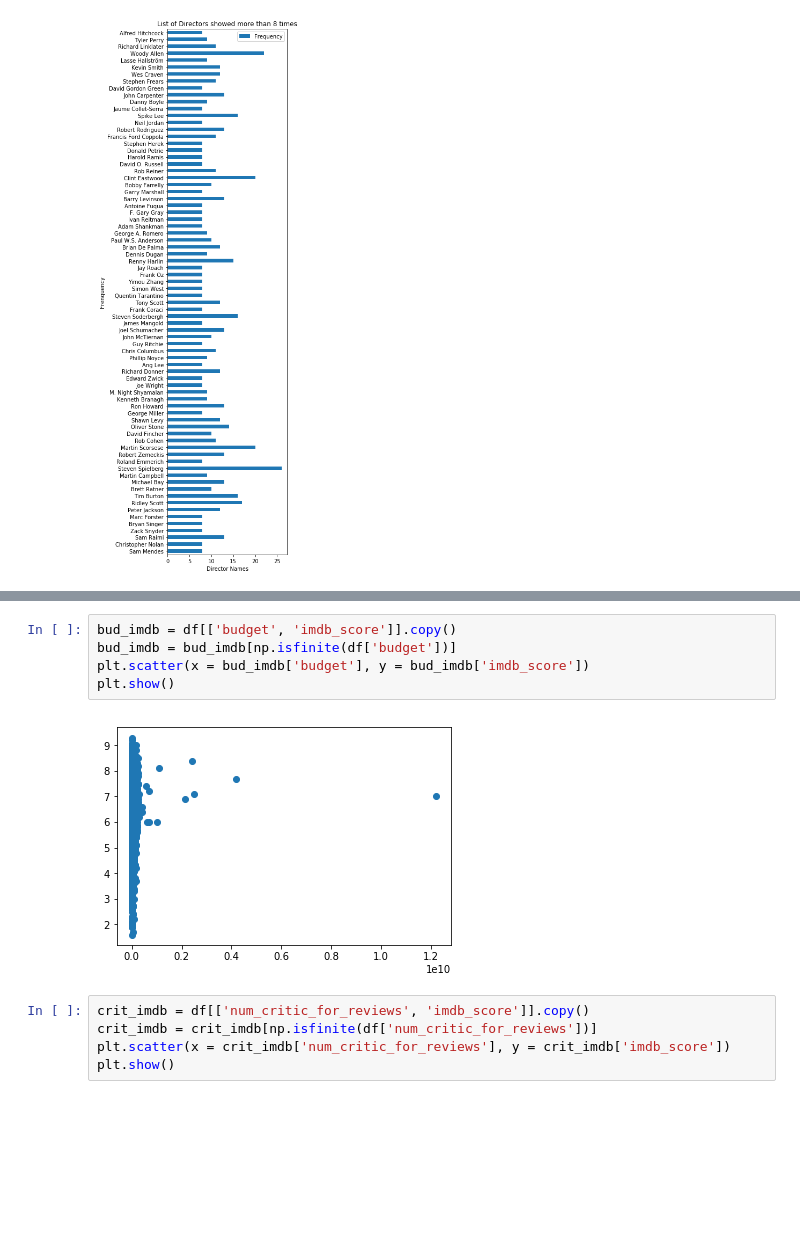
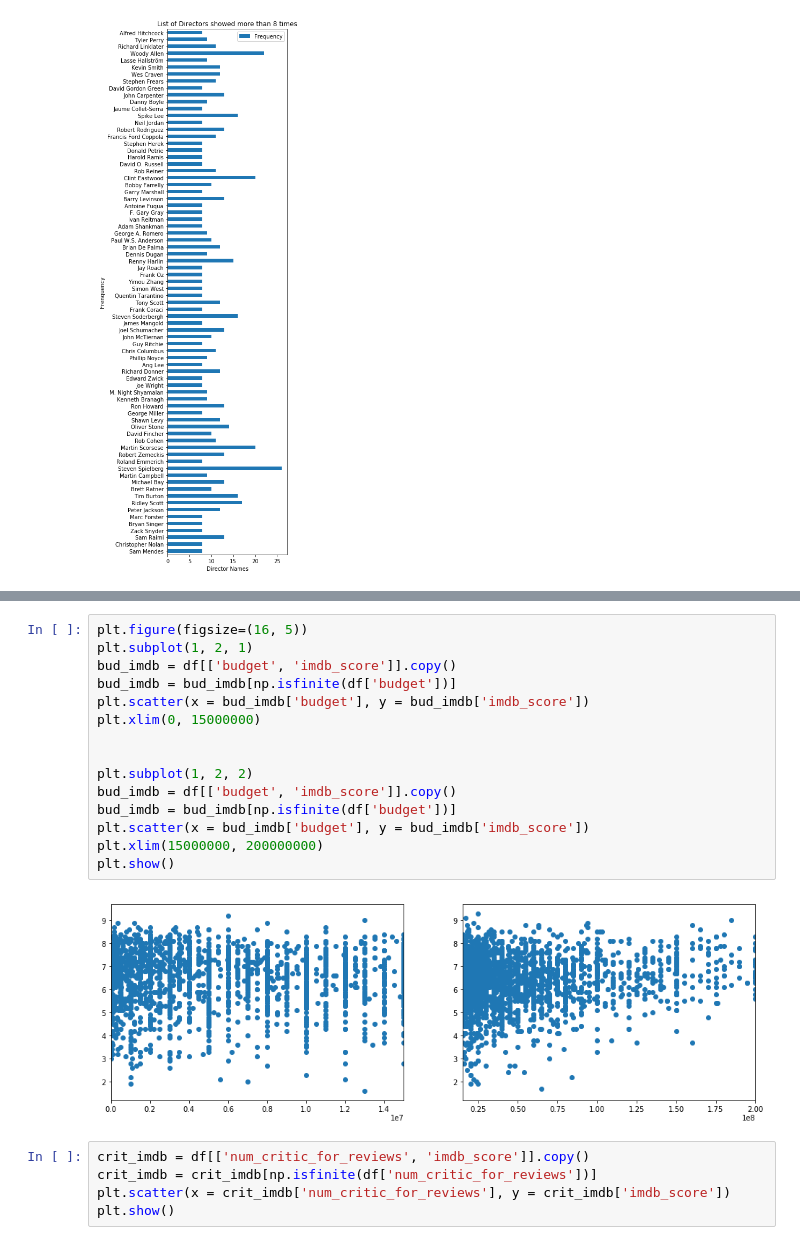
Before and after one commit to zhangtongds/IMDB-ratings-prediction, a Jupyter notebook: Prep course - Capstone.ipynb, the cells around one changed output, grey strips where cells are left out. Saved outputs shown, nothing was run; the diff lists cells and outputs as text; blank space fills up the shorter version.

Commit message:
Update with more graphics

```diff
--- a/Prep course - Capstone.ipynb
+++ b/Prep course - Capstone.ipynb
@@ -61,10 +68,20 @@ plt.show()
 # %%
+plt.figure(figsize=(16, 5))
+plt.subplot(1, 2, 1)
 bud_imdb = df[['budget', 'imdb_score']].copy()
 bud_imdb = bud_imdb[np.isfinite(df['budget'])]
 plt.scatter(x = bud_imdb['budget'], y = bud_imdb['imdb_score'])
+plt.xlim(0, 15000000)
+
+
+plt.subplot(1, 2, 2)
+bud_imdb = df[['budget', 'imdb_score']].copy()
+bud_imdb = bud_imdb[np.isfinite(df['budget'])]
+plt.scatter(x = bud_imdb['budget'], y = bud_imdb['imdb_score'])
+plt.xlim(15000000, 200000000)
 plt.show()
 # %% [output]
-[figure, old version]
+[figure, new version]
 # %%
 crit_imdb = df[['num_critic_for_reviews', 'imdb_score']].copy()
 crit_imdb = crit_imdb[np.isfinite(df['num_critic_for_reviews'])]
```
Also changed, not shown: parts of 8 cells of this notebook.
